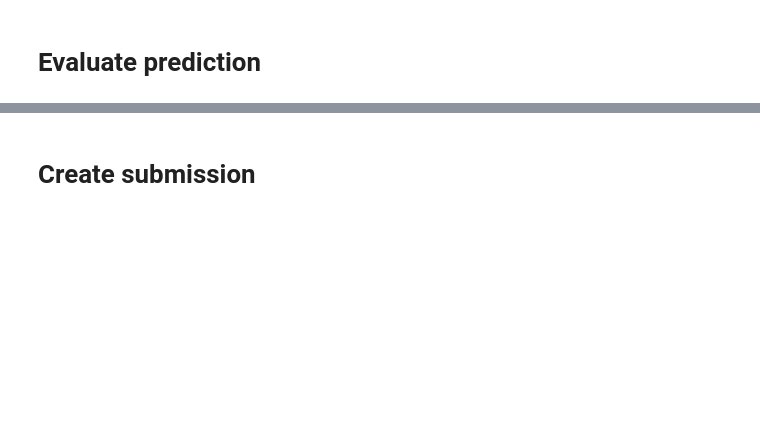
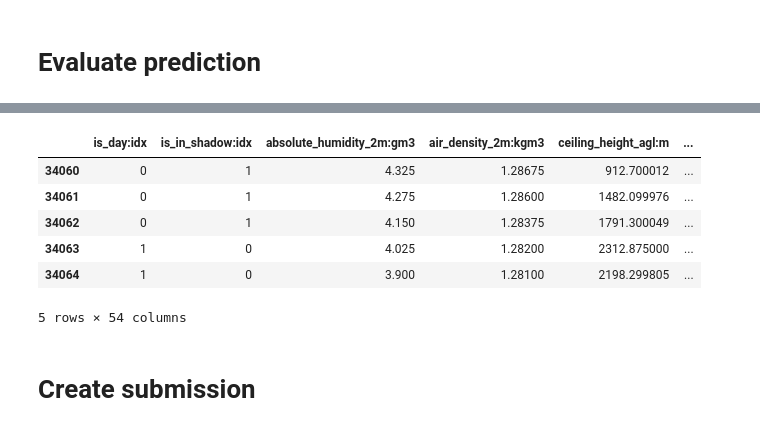
Before and after one commit to olejacobmellgren/solar-panel-energy-ml, a Jupyter notebook: model_notebooks/pycaret.ipynb, the cells around one changed output, grey strips where cells are left out. Cells and saved outputs as stored; diff of their text form; code cells hidden in the pictures; blank space fills up the shorter version.

Commit message:
attempt combine frames

```diff
--- a/model_notebooks/pycaret.ipynb
+++ b/model_notebooks/pycaret.ipynb
@@ -277,16 +276,26 @@ for i in range(len(X_train)):
 # %% [markdown]
 # Training the model
 # %%
-for i in range(len(X_train)):
-    X_train[i] = pd.merge(X_train[i], Y_train[i], left_index=True, right_index=True)
+import data_func.combine_all_frames as CAF
 
-print(X_train[0].columns)
-print(X_train[0].head())
+X_train_pd = CAF.combine_all_frames(X_train)
+X_train_pd = OHE.one_hot_encode(X_train_pd, ["location"])
+
+X_frames_test_pd = CAF.combine_all_frames(X_frames_test)
+X_frames_test_pd = OHE.one_hot_encode(X_frames_test_pd, ["location"])
+
+Y_frames_train_pd = pd.concat(Y_train, ignore_index=True)
+
+# for i in range(len(X_train)):
+X_train_pd = pd.merge(X_train_pd, Y_frames_train_pd, left_index=True, right_index=True)
+
+# print(X_train[0].columns)
+# print(X_train[0].head())
 
 setup_a = RegressionExperiment()
-setup_b = RegressionExperiment()
-setup_c = RegressionExperiment()
+# setup_b = RegressionExperiment()
+# setup_c = RegressionExperiment()
 
-setup_a.setup(X_train[0], target = 'pv_measurement', session_id = 123)
-setup_b.setup(X_train[1], target = 'pv_measurement', session_id = 123)
-setup_c.setup(X_train[2], target = 'pv_measurement', session_id = 123)
+setup_a.setup(X_train_pd, target = 'pv_measurement', session_id = 123)
+# setup_b.setup(X_train[1], target = 'pv_measurement', session_id = 123)
+# setup_c.setup(X_train[2], target = 'pv_measurement', session_id = 123)
@@ -309,4 +388,7 @@ setup_c.plot_model(best_c, plot = 'feature')
 # %%
-predict_a = setup_a.predict_model(best_a, data=X_frames_test[0])
-predict_b = setup_b.predict_model(best_b, data=X_frames_test[1])
-predict_c = setup_c.predict_model(best_c, data=X_frames_test[2])
+predict_a = setup_a.predict_model(best_a, data=X_frames_test_pd)
+# predict_b = setup_b.predict_model(best_b, data=X_frames_test[1])
+# predict_c = setup_c.predict_model(best_c, data=X_frames_test[2])
+
+predict_a.head()
+# %% [output]
@@ -312,0 +398,7 @@ predict_c = setup_c.predict_model(best_c, data=X_frames_test[2])
+|  | is_day:idx | is_in_shadow:idx | absolute_humidity_2m:gm3 | air_density_2m:kgm3 | ceiling_height_agl:m | ... |
+| 34060 | 0 | 1 | 4.325 | 1.28675 | 912.700012 | ... |
+| 34061 | 0 | 1 | 4.275 | 1.28600 | 1482.099976 | ... |
+| 34062 | 0 | 1 | 4.150 | 1.28375 | 1791.300049 | ... |
+| 34063 | 1 | 0 | 4.025 | 1.28200 | 2312.875000 | ... |
+| 34064 | 1 | 0 | 3.900 | 1.28100 | 2198.299805 | ... |
+5 rows × 54 columns
```
Also changed, not shown: parts of 10 cells of this notebook, 1 other file.
